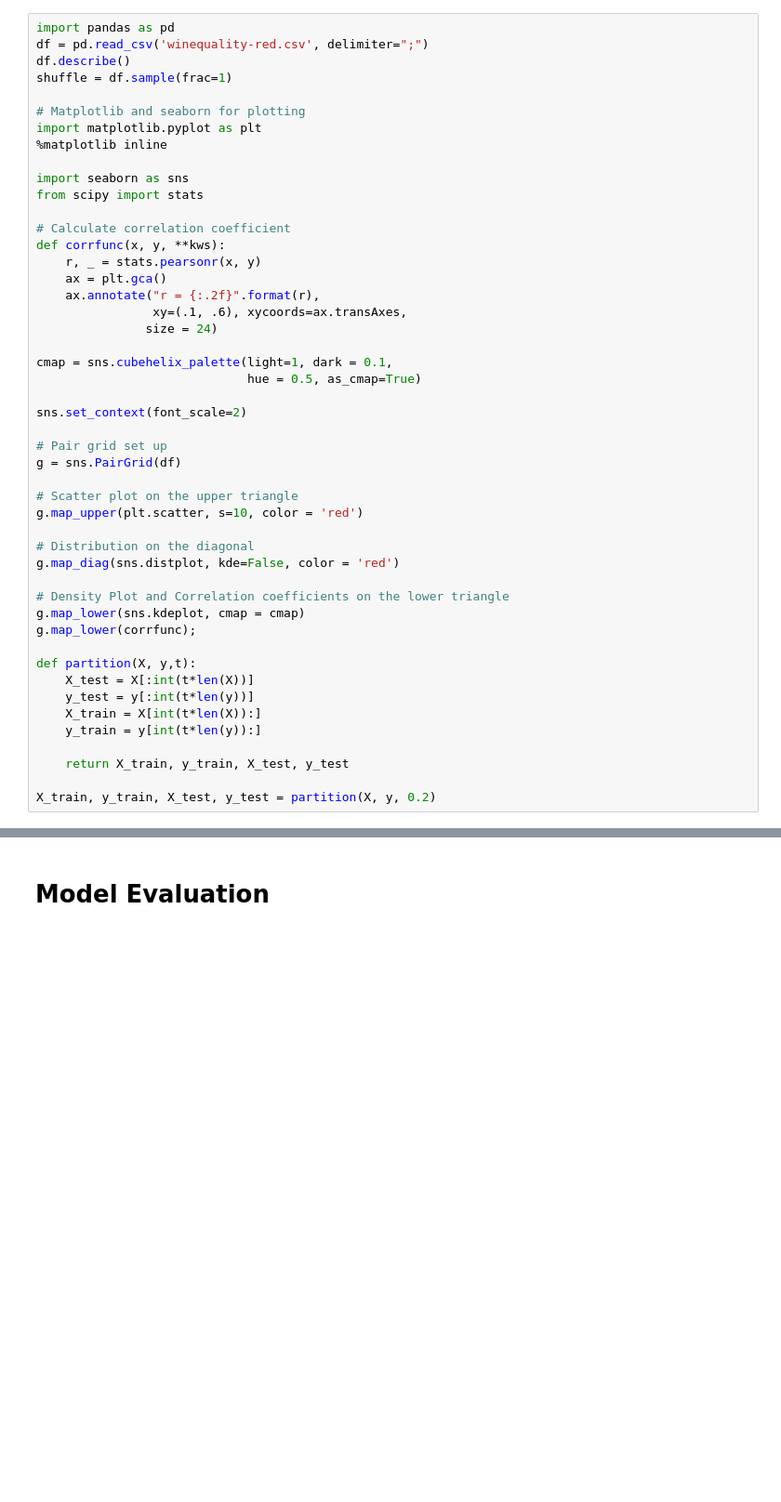
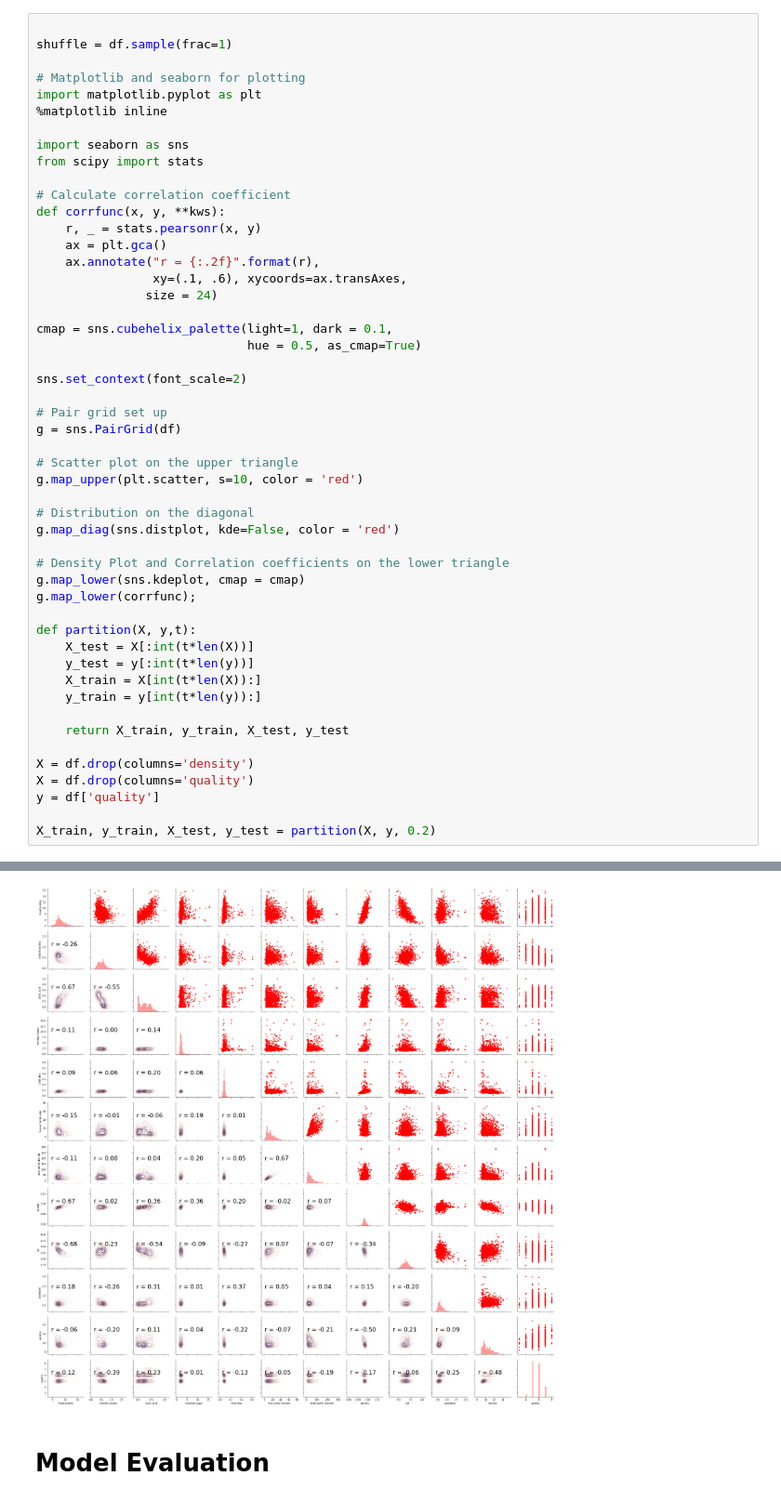
Before and after one commit to tannn/machine-learning, a Jupyter notebook: Doan_Vy_Marino_Tanner_assignment3.ipynb, the cells around one changed output, grey strips where cells are left out. Shown at 93% size. Saved outputs shown, nothing was run; the diff lists cells and outputs as text; blank space fills up the shorter version.

```diff
--- a/Doan_Vy_Marino_Tanner_assignment3.ipynb
+++ b/Doan_Vy_Marino_Tanner_assignment3.ipynb
@@ -80,7 +444,5 @@ class Linear_Regression:
 # %%
-import pandas as pd
-df = pd.read_csv('winequality-red.csv', delimiter=";")
-df.describe()
+
 shuffle = df.sample(frac=1)
 
 # Matplotlib and seaborn for plotting
@@ -124,5 +486,9 @@ def partition(X, y,t):
 
     return X_train, y_train, X_test, y_test
 
+X = df.drop(columns='density')
+X = df.drop(columns='quality')
+y = df['quality']
+
 X_train, y_train, X_test, y_test = partition(X, y, 0.2)
 # %% [output]
@@ -130,2 +495,3 @@ FileNotFoundError: File b'winequality-red.csv' does not exist
+[figure, added]
 # %% [markdown]
 # Model Evaluation
```
Also changed, not shown: parts of 26 cells of this notebook, 1 other file.
